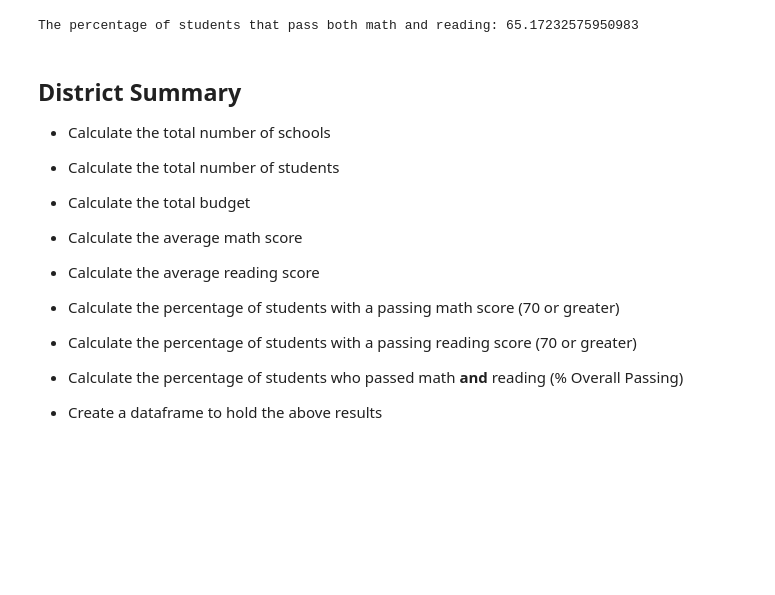
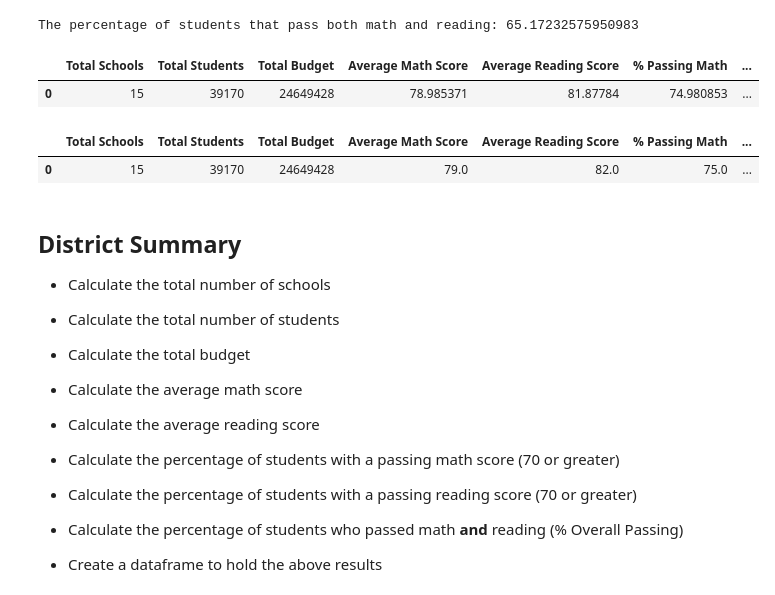
Before and after one commit to valputla/pandas-challenge, a Jupyter notebook: PyCitySchools/PyCitySchools_starter.ipynb, the cells around one changed output. Drawn from its saved outputs; the diff is of its cells as text; code cells hidden in the pictures; blank space fills up the shorter version.

```diff
--- a/PyCitySchools/PyCitySchools_starter.ipynb
+++ b/PyCitySchools/PyCitySchools_starter.ipynb
@@ -82,4 +83,6 @@ dtype: int64
 # %%
-#print(f"The total budget is: {total_budget}")
-total_budget_final =
+total = mean.sum()
+new_total = 24649428
+
+print(f"The total budget is: {total}")
 # %% [output]
@@ -157,2 +158,13 @@ school_dictionary =
+# %%
+#Create a dataframe to hold the above results
+school_df = pd.DataFrame([{"Total Schools": num_schools, "Total Students": total_students,
+                          "Total Budget": new_total, "Average Math Score": average_math_score,
+                           "Average Reading Score": average_reading_score, "% Passing Math": percentage_pass_math,
+                           "% Passing Rading": percentage_pass_reading, "% Overall Passing": percentage_pass_read_math
+                          }])
+school_df
+# %% [output]
+|  | Total Schools | Total Students | Total Budget | Average Math Score | Average Reading Score | % Passing Math | ... |
+| 0 | 15 | 39170 | 24649428 | 78.985371 | 81.87784 | 74.980853 | ... |
 # %%
 #Optional: give the displayed data cleaner formatting
@@ -159,3 +177,13 @@ school_dictionary =
+# %%
+school_df = pd.DataFrame([{"Total Schools": num_schools, "Total Students": total_students,
+                          "Total Budget": new_total, "Average Math Score": rounded_average_math_score,
+                           "Average Reading Score": rounded_average_reading_score, "% Passing Math": rounded_percentage_pass_math,
+                           "% Passing Rading": rounded_percentage_pass_reading, "% Overall Passing": rounded_percentage_pass_read_math
+                          }])
+school_df
+# %% [output]
+|  | Total Schools | Total Students | Total Budget | Average Math Score | Average Reading Score | % Passing Math | ... |
+| 0 | 15 | 39170 | 24649428 | 79.0 | 82.0 | 75.0 | ... |
 # %% [markdown]
 ## District Summary
 
```
Also changed, not shown: parts of 6 cells of this notebook.
